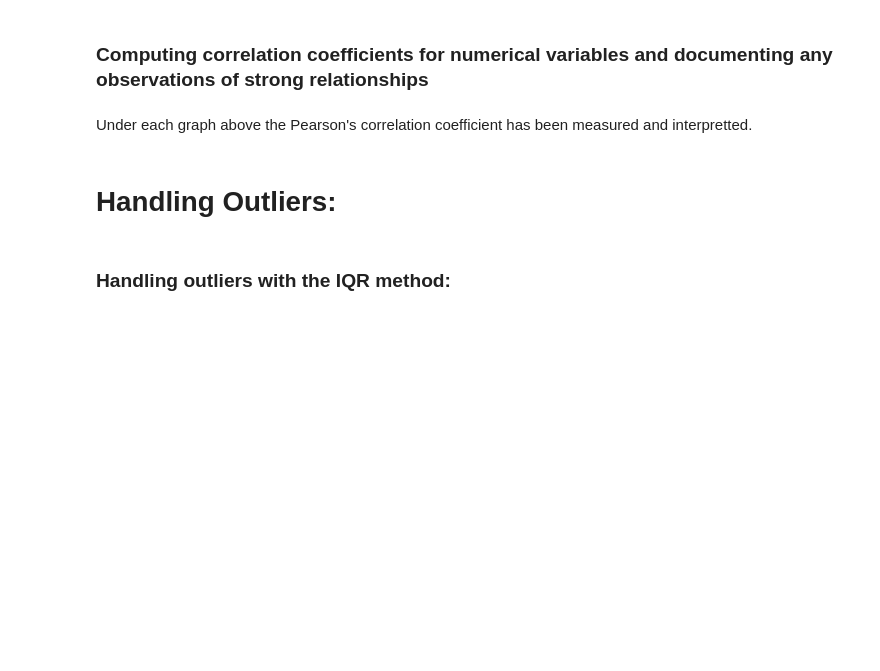
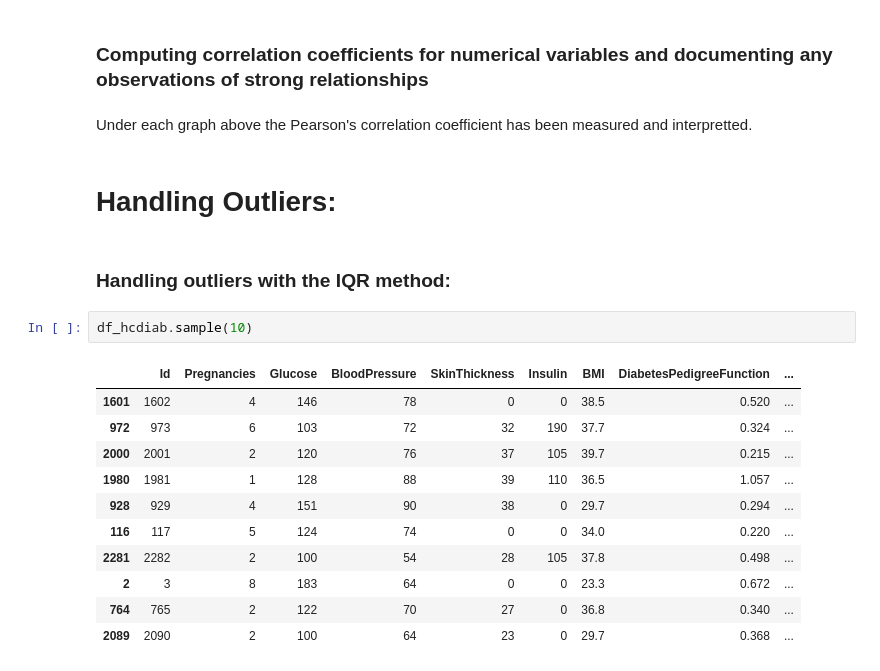
Before and after one commit to angeliki-tzanou/datasci_3_eda, a Jupyter notebook: Assignment_3_HHA_507.ipynb, the cells around one changed output. Saved outputs shown, nothing was run; the diff lists cells and outputs as text; blank space fills up the shorter version.

```diff
--- a/Assignment_3_HHA_507.ipynb
+++ b/Assignment_3_HHA_507.ipynb
@@ -468,3 +467,17 @@ Under each graph above the Pearson's correlation coefficient has been measured a
 # **Handling Outliers:**
 # %% [markdown]
 ### Handling outliers with the IQR method:
+# %%
+df_hcdiab.sample(10)
+# %% [output]
+|  | Id | Pregnancies | Glucose | BloodPressure | SkinThickness | Insulin | BMI | DiabetesPedigreeFunction | ... |
+| 1601 | 1602 | 4 | 146 | 78 | 0 | 0 | 38.5 | 0.520 | ... |
+| 972 | 973 | 6 | 103 | 72 | 32 | 190 | 37.7 | 0.324 | ... |
+| 2000 | 2001 | 2 | 120 | 76 | 37 | 105 | 39.7 | 0.215 | ... |
+| 1980 | 1981 | 1 | 128 | 88 | 39 | 110 | 36.5 | 1.057 | ... |
+| 928 | 929 | 4 | 151 | 90 | 38 | 0 | 29.7 | 0.294 | ... |
+| 116 | 117 | 5 | 124 | 74 | 0 | 0 | 34.0 | 0.220 | ... |
+| 2281 | 2282 | 2 | 100 | 54 | 28 | 105 | 37.8 | 0.498 | ... |
+| 2 | 3 | 8 | 183 | 64 | 0 | 0 | 23.3 | 0.672 | ... |
+| 764 | 765 | 2 | 122 | 70 | 27 | 0 | 36.8 | 0.340 | ... |
+| 2089 | 2090 | 2 | 100 | 64 | 23 | 0 | 29.7 | 0.368 | ... |
```
Also changed, not shown: parts of 26 cells of this notebook.
